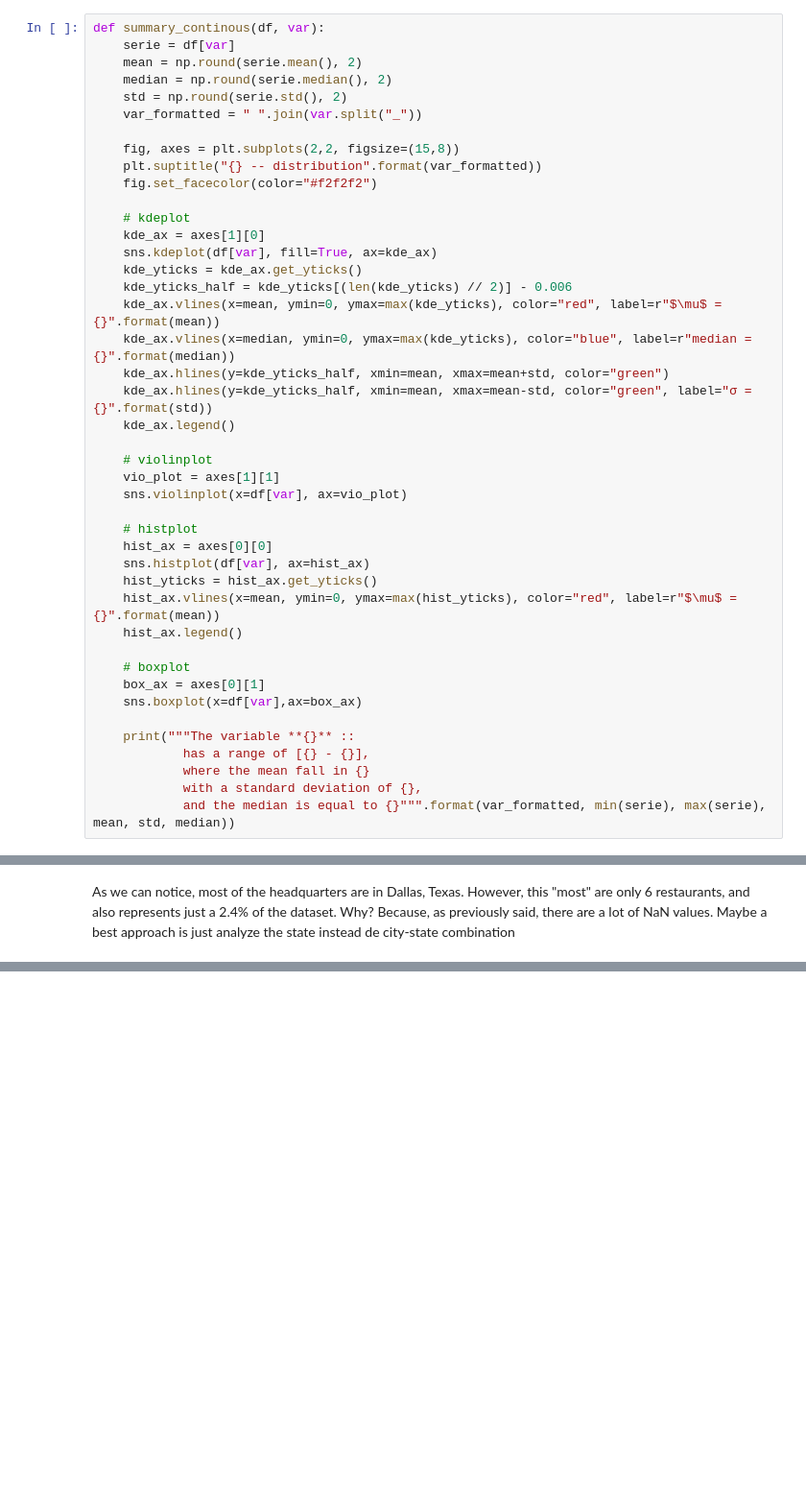
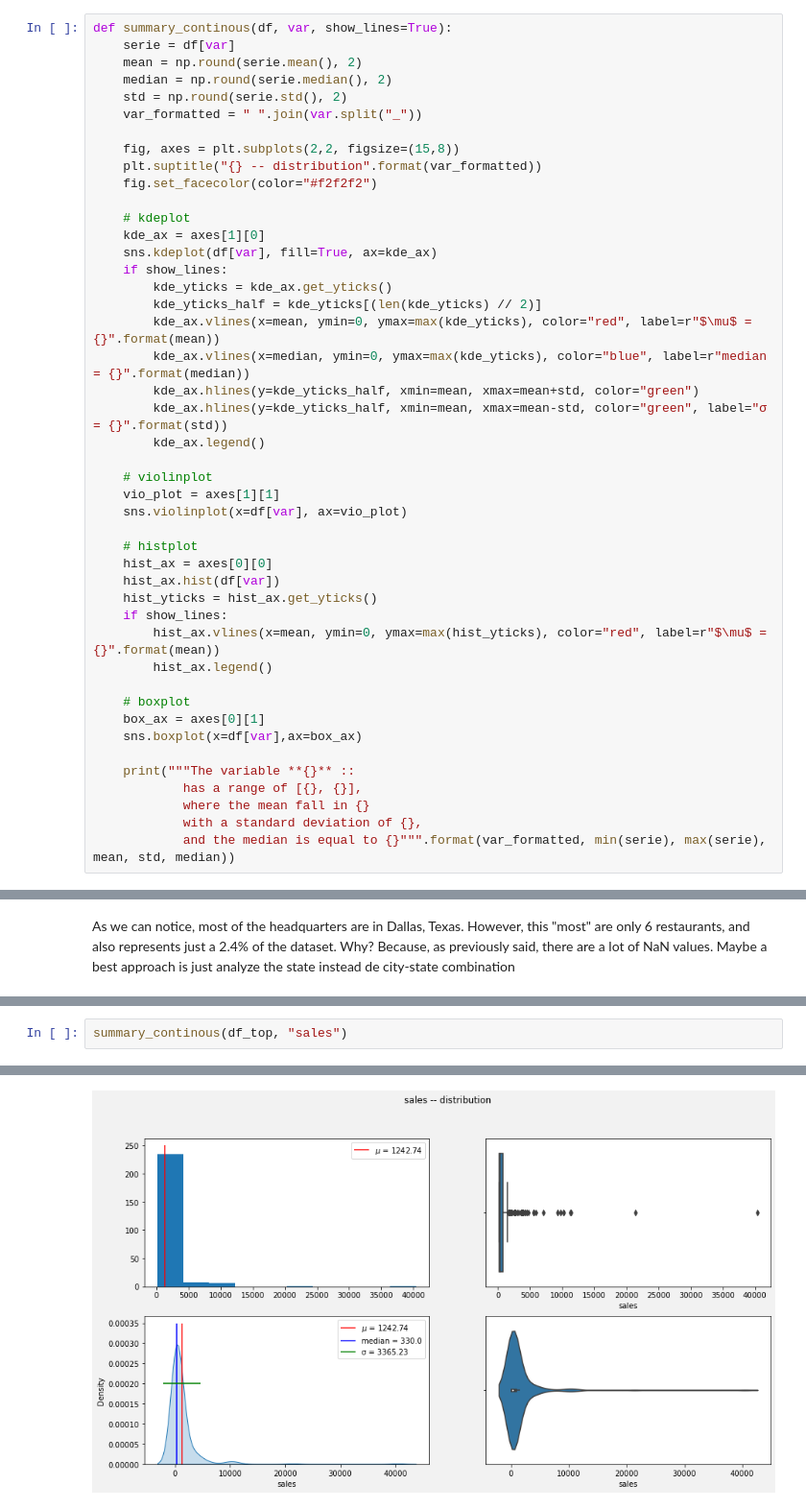
Before and after one commit to ftarantuviez/Restaurant-Business-Rankings-2020, a Jupyter notebook: Restaurant Business Rankings 2020.ipynb, the cells around one changed output, grey strips where cells are left out. Shown at 96% size. Cells and saved outputs as stored; diff of their text form; blank space fills up the shorter version.

```diff
--- a/Restaurant Business Rankings 2020.ipynb
+++ b/Restaurant Business Rankings 2020.ipynb
@@ -339,7 +374,7 @@ def summary_categorical(df, col, n_to_plot=None):
 # %% [markdown]
 Also functions to understand continous data:
 # %%
-def summary_continous(df, var):
+def summary_continous(df, var, show_lines=True):
     serie = df[var]
     mean = np.round(serie.mean(), 2)
     median = np.round(serie.median(), 2)
@@ -353,13 +388,14 @@ def summary_continous(df, var):
     # kdeplot
     kde_ax = axes[1][0]
     sns.kdeplot(df[var], fill=True, ax=kde_ax)
-    kde_yticks = kde_ax.get_yticks()
-    kde_yticks_half = kde_yticks[(len(kde_yticks) // 2)] - 0.006
-    kde_ax.vlines(x=mean, ymin=0, ymax=max(kde_yticks), color="red", label=r"$\mu$ = {}".format(mean))
-    kde_ax.vlines(x=median, ymin=0, ymax=max(kde_yticks), color="blue", label=r"median = {}".format(median))
-    kde_ax.hlines(y=kde_yticks_half, xmin=mean, xmax=mean+std, color="green")
-    kde_ax.hlines(y=kde_yticks_half, xmin=mean, xmax=mean-std, color="green", label="σ = {}".format(std))
-    kde_ax.legend()
+    if show_lines:
+        kde_yticks = kde_ax.get_yticks()
+        kde_yticks_half = kde_yticks[(len(kde_yticks) // 2)]
+        kde_ax.vlines(x=mean, ymin=0, ymax=max(kde_yticks), color="red", label=r"$\mu$ = {}".format(mean))
+        kde_ax.vlines(x=median, ymin=0, ymax=max(kde_yticks), color="blue", label=r"median = {}".format(median))
+        kde_ax.hlines(y=kde_yticks_half, xmin=mean, xmax=mean+std, color="green")
+        kde_ax.hlines(y=kde_yticks_half, xmin=mean, xmax=mean-std, color="green", label="σ = {}".format(std))
+        kde_ax.legend()
 
     # violinplot
     vio_plot = axes[1][1]
@@ -367,17 +403,18 @@ def summary_continous(df, var):
 
     # histplot
     hist_ax = axes[0][0]
-    sns.histplot(df[var], ax=hist_ax)
+    hist_ax.hist(df[var])
     hist_yticks = hist_ax.get_yticks()
-    hist_ax.vlines(x=mean, ymin=0, ymax=max(hist_yticks), color="red", label=r"$\mu$ = {}".format(mean))
-    hist_ax.legend()
+    if show_lines:
+        hist_ax.vlines(x=mean, ymin=0, ymax=max(hist_yticks), color="red", label=r"$\mu$ = {}".format(mean))
+        hist_ax.legend()
 
     # boxplot
     box_ax = axes[0][1]
     sns.boxplot(x=df[var],ax=box_ax)
 
     print("""The variable **{}** ::
-            has a range of [{} - {}],
+            has a range of [{}, {}],
             where the mean fall in {}
             with a standard deviation of {},
             and the median is equal to {}""".format(var_formatted, min(serie), max(serie), mean, std, median))
@@ -488,0 +530,3 @@ Maybe a best approach is just analyze the state instead de city-state combinatio
+# %%
+summary_continous(df_top, "sales")
+# %% [output]
@@ -488,0 +538 @@ Maybe a best approach is just analyze the state instead de city-state combinatio
+[figure, added]
```
Also changed, not shown: parts of 43 cells of this notebook.
